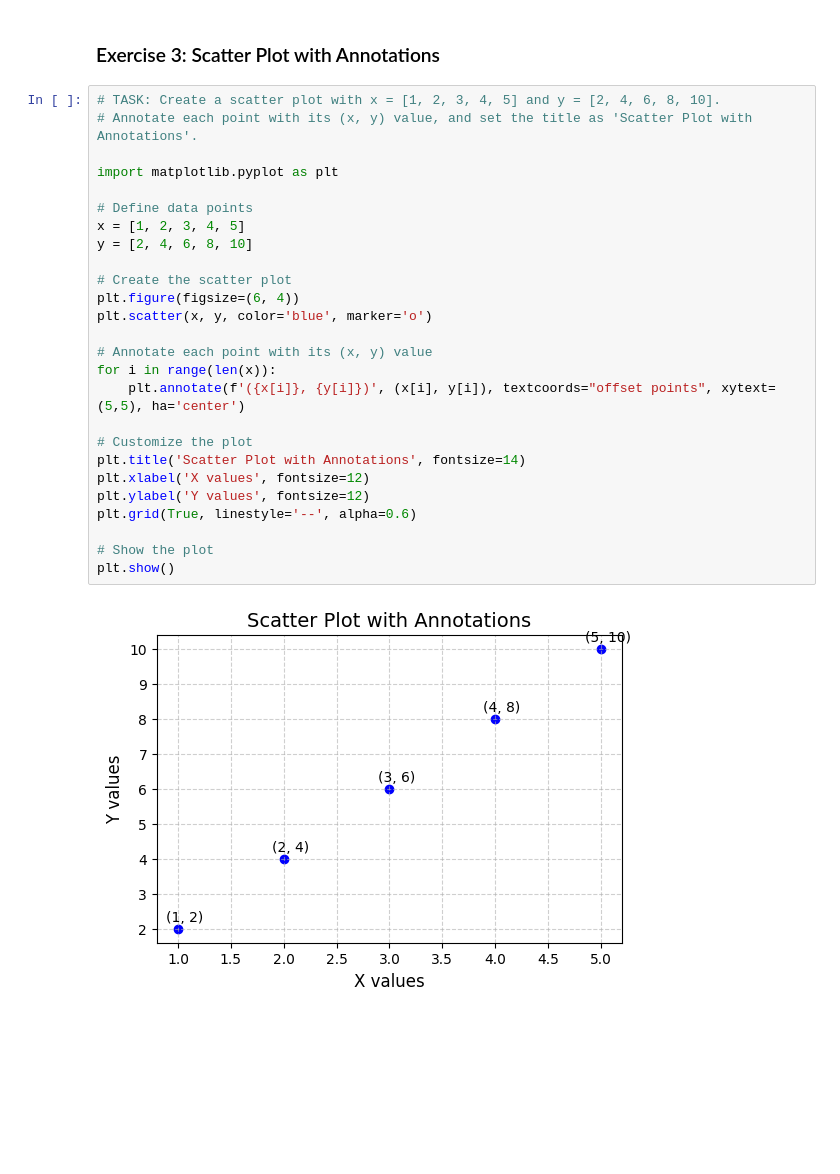
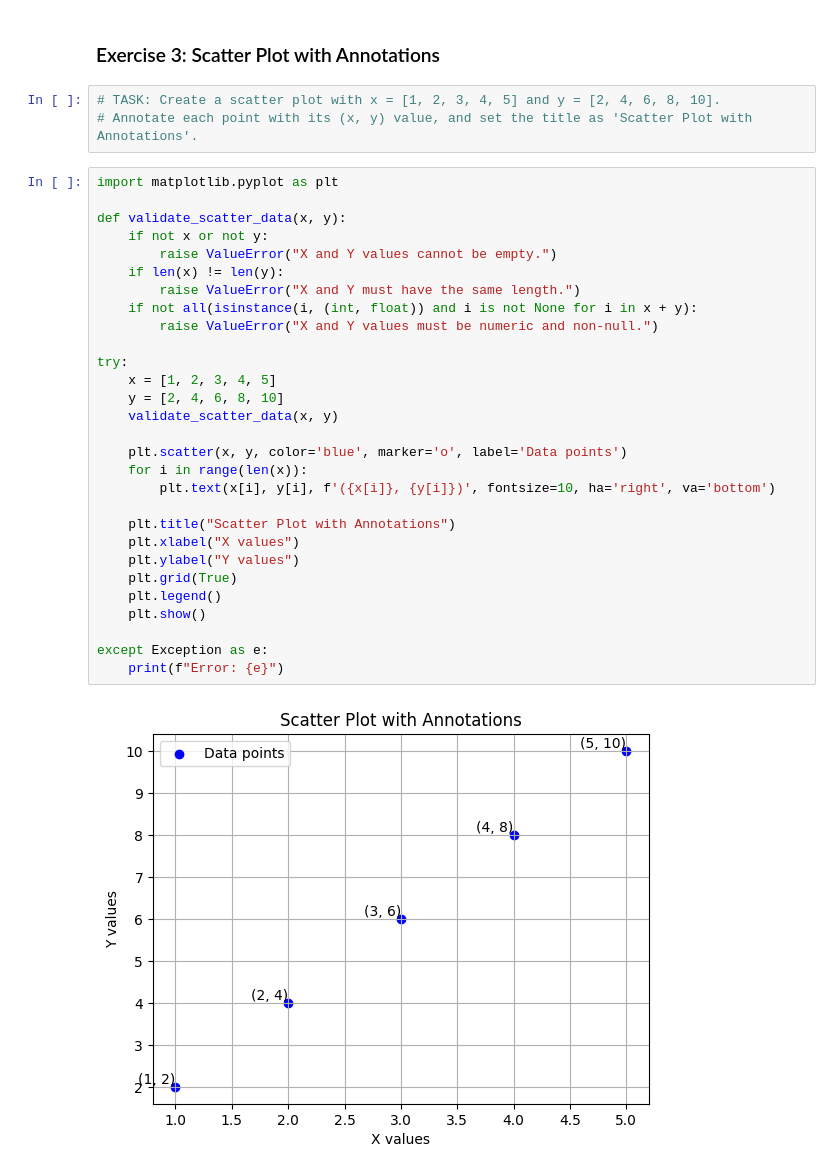
Before and after one commit to Varun2183/python-jupyter-template, a Jupyter notebook: src/3-scatter-plot.ipynb, the cells around one changed output. Saved outputs shown, nothing was run; the diff lists cells and outputs as text; blank space fills up the shorter version.

```diff
--- a/src/3-scatter-plot.ipynb
+++ b/src/3-scatter-plot.ipynb
@@ -1,30 +1,36 @@
 # %% [markdown]
 ### Exercise 3: Scatter Plot with Annotations
-# %%
-# TASK: Create a scatter plot with x = [1, 2, 3, 4, 5] and y = [2, 4, 6, 8, 10].
-# Annotate each point with its (x, y) value, and set the title as 'Scatter Plot with Annotations'.
-
-import matplotlib.pyplot as plt
-
-# Define data points
-x = [1, 2, 3, 4, 5]
-y = [2, 4, 6, 8, 10]
-
-# Create the scatter plot
-plt.figure(figsize=(6, 4))
-plt.scatter(x, y, color='blue', marker='o')
-
-# Annotate each point with its (x, y) value
-for i in range(len(x)):
-    plt.annotate(f'({x[i]}, {y[i]})', (x[i], y[i]), textcoords="offset points", xytext=(5,5), ha='center')
-
-# Customize the plot
-plt.title('Scatter Plot with Annotations', fontsize=14)
-plt.xlabel('X values', fontsize=12)
-plt.ylabel('Y values', fontsize=12)
-plt.grid(True, linestyle='--', alpha=0.6)
-
-# Show the plot
-plt.show()
-# %% [output]
-[figure, removed]
+# %%
+# TASK: Create a scatter plot with x = [1, 2, 3, 4, 5] and y = [2, 4, 6, 8, 10].
+# Annotate each point with its (x, y) value, and set the title as 'Scatter Plot with Annotations'.
+# %%
+import matplotlib.pyplot as plt
+
+def validate_scatter_data(x, y):
+    if not x or not y:
+        raise ValueError("X and Y values cannot be empty.")
+    if len(x) != len(y):
+        raise ValueError("X and Y must have the same length.")
+    if not all(isinstance(i, (int, float)) and i is not None for i in x + y):
+        raise ValueError("X and Y values must be numeric and non-null.")
+
+try:
+    x = [1, 2, 3, 4, 5]
+    y = [2, 4, 6, 8, 10]
+    validate_scatter_data(x, y)
+
+    plt.scatter(x, y, color='blue', marker='o', label='Data points')
+    for i in range(len(x)):
+        plt.text(x[i], y[i], f'({x[i]}, {y[i]})', fontsize=10, ha='right', va='bottom')
+
+    plt.title("Scatter Plot with Annotations")
+    plt.xlabel("X values")
+    plt.ylabel("Y values")
+    plt.grid(True)
+    plt.legend()
+    plt.show()
+
+except Exception as e:
+    print(f"Error: {e}")
+# %% [output]
+[figure, added]
```
Also changed, not shown: 5 other files.
